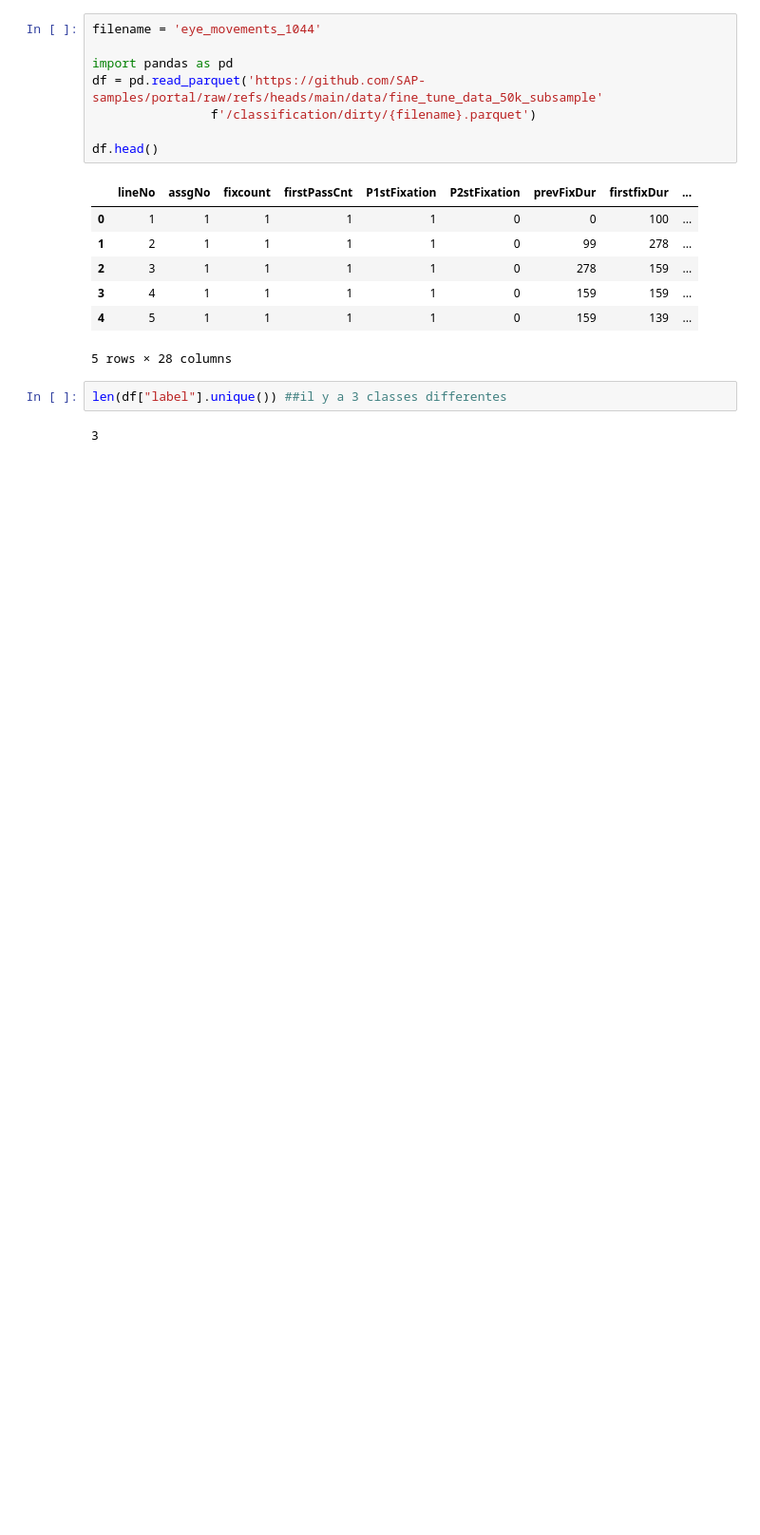
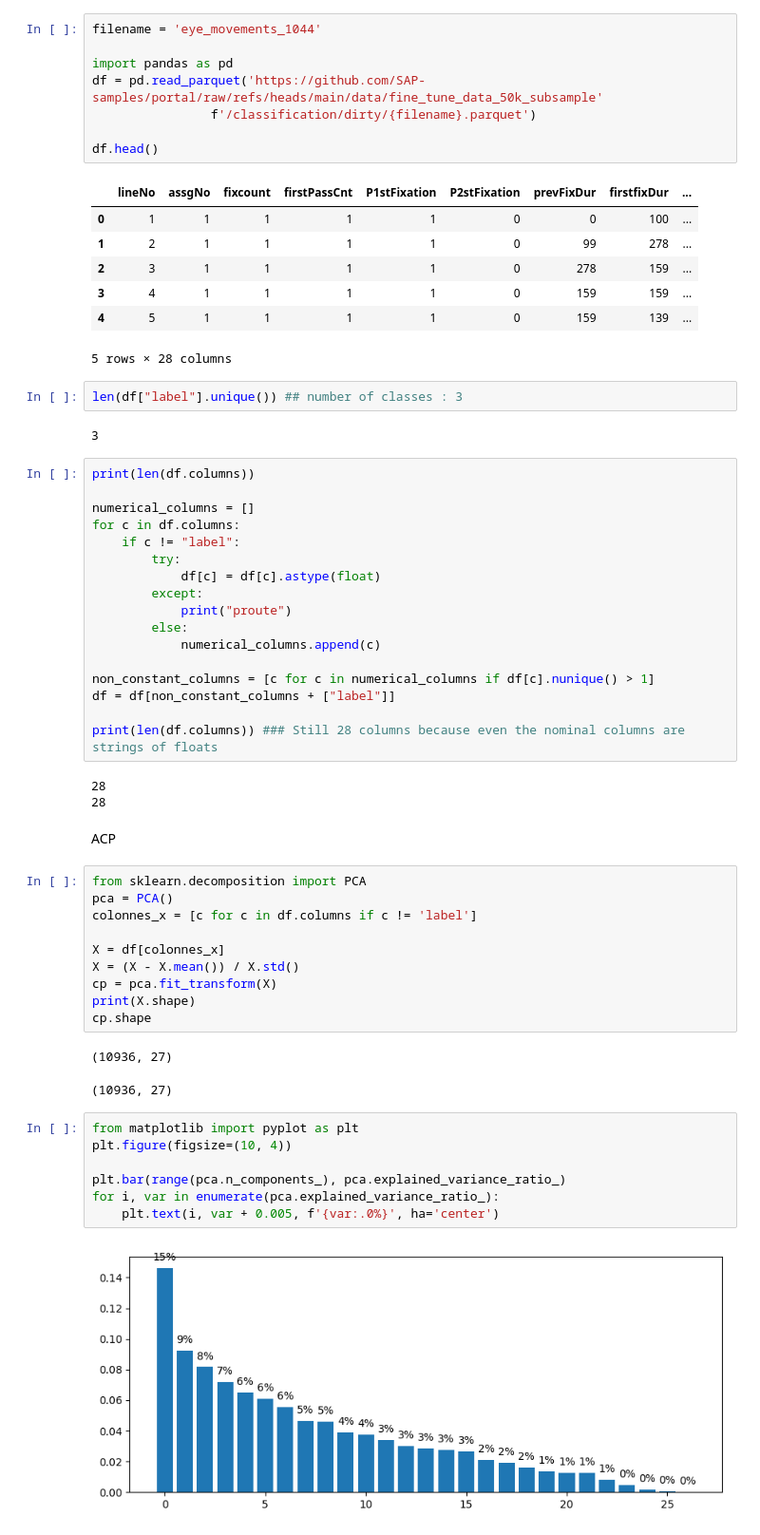
Before and after one commit to Fares596/python_DS_project, a Jupyter notebook: eye_project.ipynb, the cells around one changed output. Shown: that part at 95% size. Drawn from its saved outputs; the diff is of its cells as text; blank space fills up the shorter version.

Commit message:
Visualization, PCA, DFA done

```diff
--- a/eye_project.ipynb
+++ b/eye_project.ipynb
@@ -15,6 +15,50 @@ df.head()
 | 4 | 5 | 1 | 1 | 1 | 1 | 0 | 159 | 139 | ... |
 5 rows × 28 columns
 # %%
-len(df["label"].unique()) ##il y a 3 classes differentes
+len(df["label"].unique()) ## number of classes : 3
 # %% [output]
 3
+# %%
+print(len(df.columns))
+
+numerical_columns = []
+for c in df.columns:
+    if c != "label":
+        try:
+            df[c] = df[c].astype(float)
+        except:
+            print("proute")
+        else:
+            numerical_columns.append(c)
+
+non_constant_columns = [c for c in numerical_columns if df[c].nunique() > 1]
+df = df[non_constant_columns + ["label"]]
+
+print(len(df.columns)) ### Still 28 columns because even the nominal columns are strings of floats
+# %% [output]
+28
+28
+# %% [markdown]
+ACP
+# %%
+from sklearn.decomposition import PCA
+pca = PCA()
+colonnes_x = [c for c in df.columns if c != 'label']
+
+X = df[colonnes_x]
+X = (X - X.mean()) / X.std()
+cp = pca.fit_transform(X)
+print(X.shape)
+cp.shape
+# %% [output]
+(10936, 27)
+(10936, 27)
+# %%
+from matplotlib import pyplot as plt
+plt.figure(figsize=(10, 4))
+
+plt.bar(range(pca.n_components_), pca.explained_variance_ratio_)
+for i, var in enumerate(pca.explained_variance_ratio_):
+    plt.text(i, var + 0.005, f'{var:.0%}', ha='center')
+# %% [output]
+[figure, added]
```
Also changed, not shown: parts of 9 cells of this notebook.
